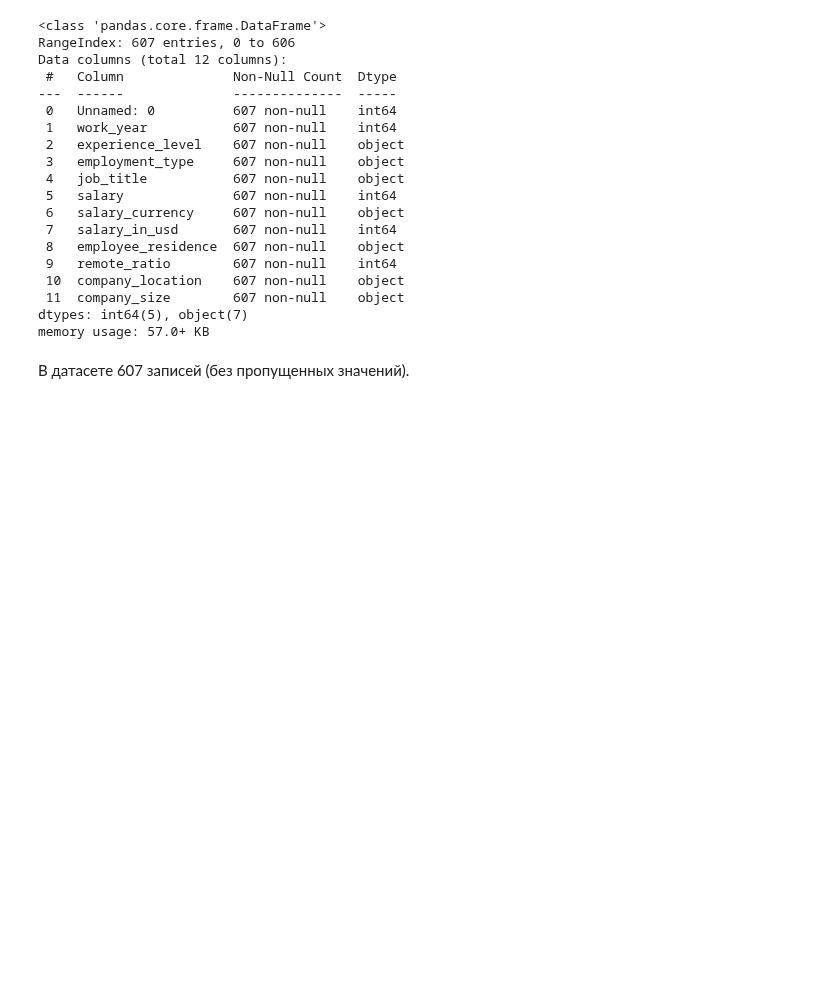
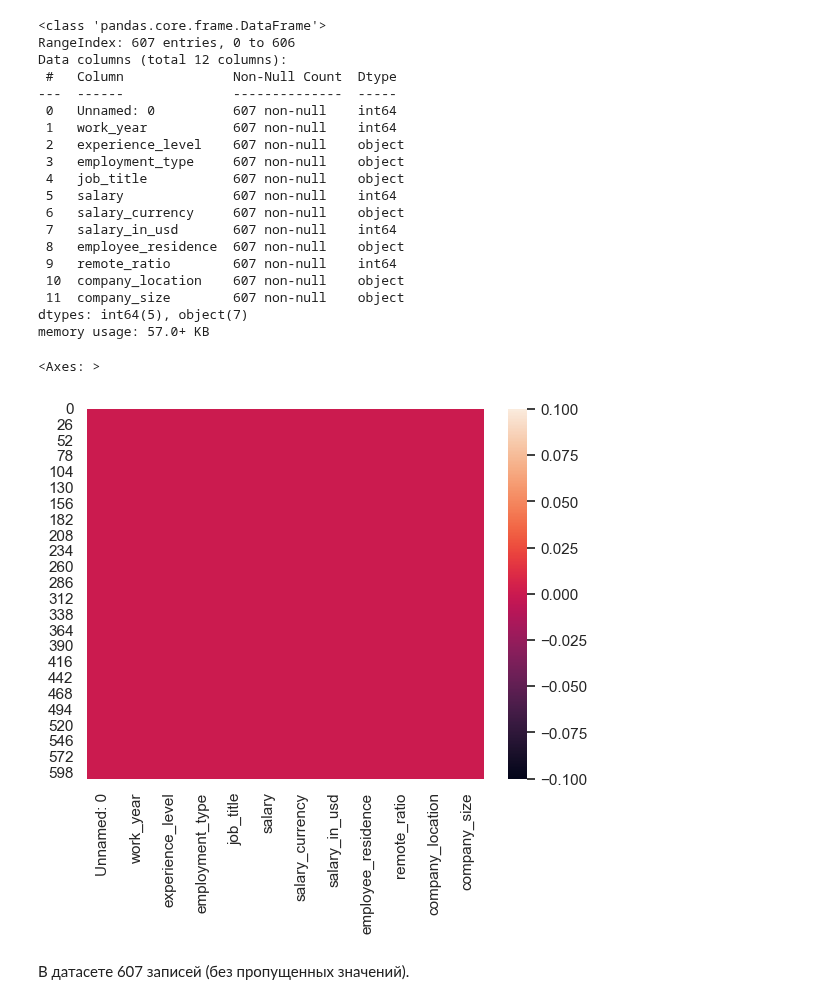
Before and after one commit to DenisMaltsev76/DM_76, a Jupyter notebook: Skillfactory/EDA-4.Практика/asset-v1_SkillFactory+DST-3.0+28FEB2021+type@asset+block@EDA_4_Статистические_тесты_Практика.ipynb, the cells around one changed output. Drawn from its saved outputs; the diff is of its cells as text; code cells hidden in the pictures; blank space fills up the shorter version.

```diff
--- a/Skillfactory/EDA-4.Практика/asset-v1_SkillFactory+DST-3.0+28FEB2021+type@asset+block@EDA_4_Статистические_тесты_Практика.ipynb
+++ b/Skillfactory/EDA-4.Практика/asset-v1_SkillFactory+DST-3.0+28FEB2021+type@asset+block@EDA_4_Статистические_тесты_Практика.ipynb
@@ -88,6 +88,11 @@ Data columns (total 12 columns):
  11  company_size        607 non-null    object
 dtypes: int64(5), object(7)
 memory usage: 57.0+ KB
+# %%
+sns.heatmap(data.isnull()) # # убеждаемся, что датасет без пропусков
+# %% [output]
+<Axes: >
+[figure, added]
 # %% [markdown]
 В датасете 607 записей (без пропущенных значений).
 # %% [markdown]
```
Also changed, not shown: parts of 8 cells of this notebook, 2 other files.
